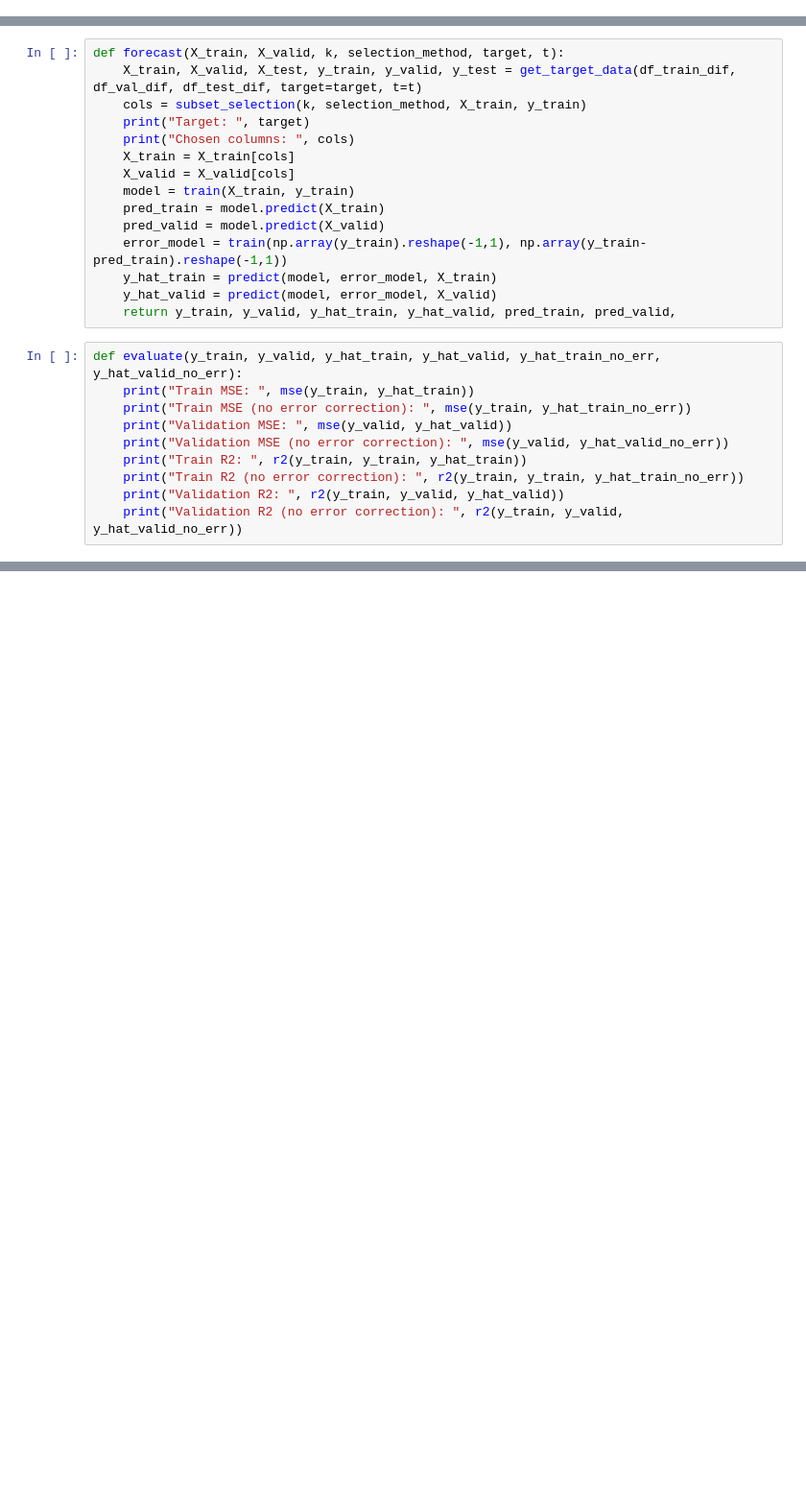
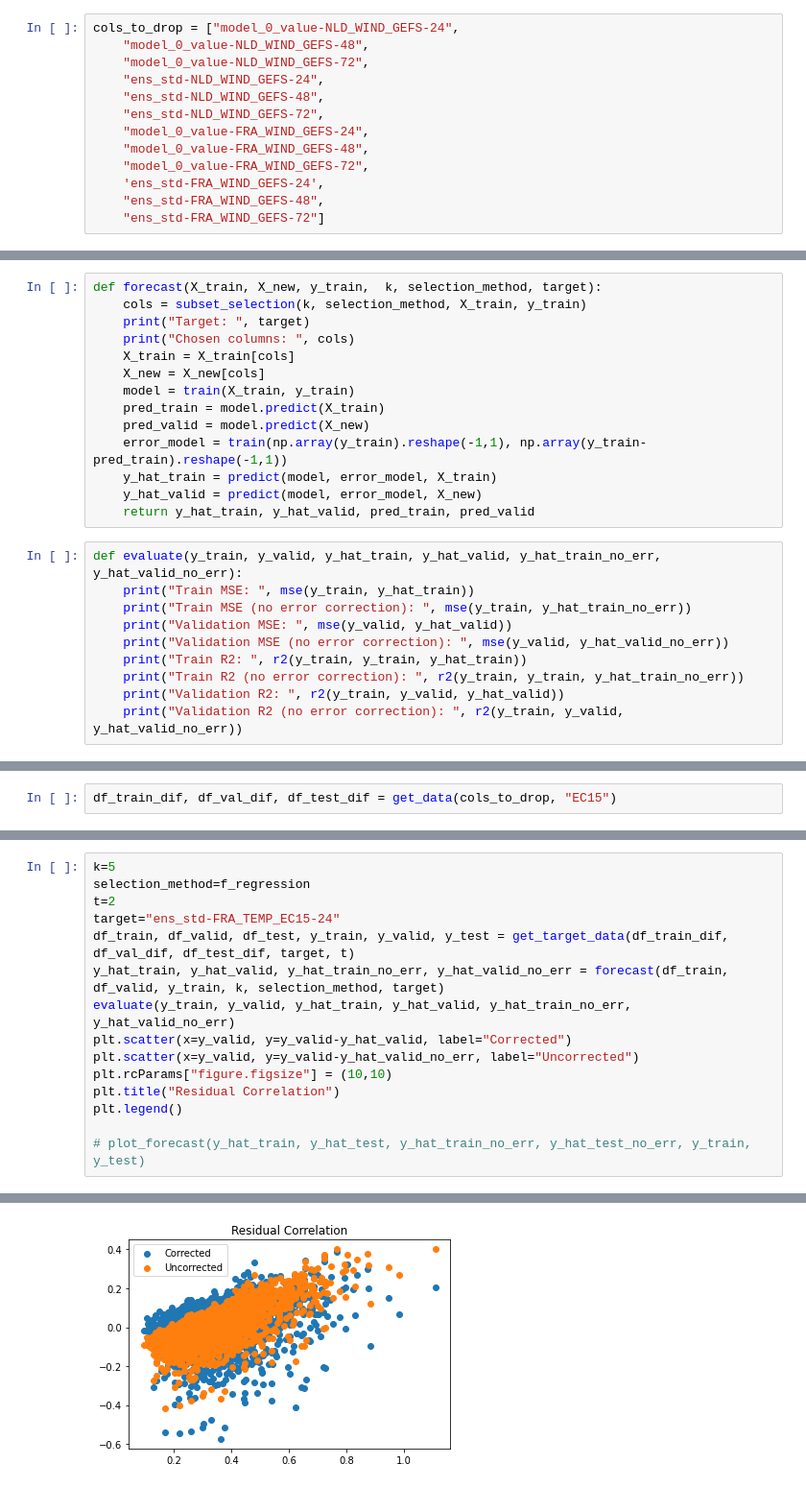
Before and after one commit to jaupimegi23/certainlyUncertain, a Jupyter notebook: models/feature_selection.ipynb, the cells around one changed output, grey strips where cells are left out. Shown at 96% size. Cells and saved outputs as stored; diff of their text form; blank space fills up the shorter version.

Commit message:
Adding cleaned feature selection model

```diff
--- a/models/feature_selection.ipynb
+++ b/models/feature_selection.ipynb
@@ -37,2 +42,15 @@ def geo_difference(df):
     return df
+# %%
+cols_to_drop = ["model_0_value-NLD_WIND_GEFS-24",
+    "model_0_value-NLD_WIND_GEFS-48",
+    "model_0_value-NLD_WIND_GEFS-72",
+    "ens_std-NLD_WIND_GEFS-24",
+    "ens_std-NLD_WIND_GEFS-48",
+    "ens_std-NLD_WIND_GEFS-72",
+    "model_0_value-FRA_WIND_GEFS-24",
+    "model_0_value-FRA_WIND_GEFS-48",
+    "model_0_value-FRA_WIND_GEFS-72",
+    'ens_std-FRA_WIND_GEFS-24',
+    "ens_std-FRA_WIND_GEFS-48",
+    "ens_std-FRA_WIND_GEFS-72"]
 # %%
@@ -78,20 +101,19 @@ def predict(model, error_model, X):
     y_hat_err = error_model.predict(np.array(y_hat).reshape(-1,1))
     return y_hat + y_hat_err.reshape(len(y_hat_err),)
 # %%
-def forecast(X_train, X_valid, k, selection_method, target, t):
-    X_train, X_valid, X_test, y_train, y_valid, y_test = get_target_data(df_train_dif, df_val_dif, df_test_dif, target=target, t=t)
+def forecast(X_train, X_new, y_train,  k, selection_method, target):
     cols = subset_selection(k, selection_method, X_train, y_train)
     print("Target: ", target)
     print("Chosen columns: ", cols)
     X_train = X_train[cols]
-    X_valid = X_valid[cols]
+    X_new = X_new[cols]
     model = train(X_train, y_train)
     pred_train = model.predict(X_train)
-    pred_valid = model.predict(X_valid)
+    pred_valid = model.predict(X_new)
     error_model = train(np.array(y_train).reshape(-1,1), np.array(y_train-pred_train).reshape(-1,1))
     y_hat_train = predict(model, error_model, X_train)
-    y_hat_valid = predict(model, error_model, X_valid)
-    return y_train, y_valid, y_hat_train, y_hat_valid, pred_train, pred_valid,
+    y_hat_valid = predict(model, error_model, X_new)
+    return y_hat_train, y_hat_valid, pred_train, pred_valid
 # %%
 def evaluate(y_train, y_valid, y_hat_train, y_hat_valid, y_hat_train_no_err, y_hat_valid_no_err):
     print("Train MSE: ", mse(y_train, y_hat_train))
@@ -122 +163,3 @@ targets = ["ens_std-DEU_TEMP_EC15-24", "ens_std-FRA_TEMP_EC15-24", "ens_std-DEU_
+# %%
+df_train_dif, df_val_dif, df_test_dif = get_data(cols_to_drop, "EC15")
 # %%
@@ -150,0 +201,16 @@ Validation R2 (no error correction):  0.6641451577261821
+# %%
+k=5
+selection_method=f_regression
+t=2
+target="ens_std-FRA_TEMP_EC15-24"
+df_train, df_valid, df_test, y_train, y_valid, y_test = get_target_data(df_train_dif, df_val_dif, df_test_dif, target, t)
+y_hat_train, y_hat_valid, y_hat_train_no_err, y_hat_valid_no_err = forecast(df_train, df_valid, y_train, k, selection_method, target)
+evaluate(y_train, y_valid, y_hat_train, y_hat_valid, y_hat_train_no_err, y_hat_valid_no_err)
+plt.scatter(x=y_valid, y=y_valid-y_hat_valid, label="Corrected")
+plt.scatter(x=y_valid, y=y_valid-y_hat_valid_no_err, label="Uncorrected")
+plt.rcParams["figure.figsize"] = (10,10)
+plt.title("Residual Correlation")
+plt.legend()
+
+# plot_forecast(y_hat_train, y_hat_test, y_hat_train_no_err, y_hat_test_no_err, y_train, y_test)
+# %% [output]
@@ -150,0 +228 @@ Validation R2 (no error correction):  0.6641451577261821
+[figure, added]
```
Also changed, not shown: parts of 17 cells of this notebook.
